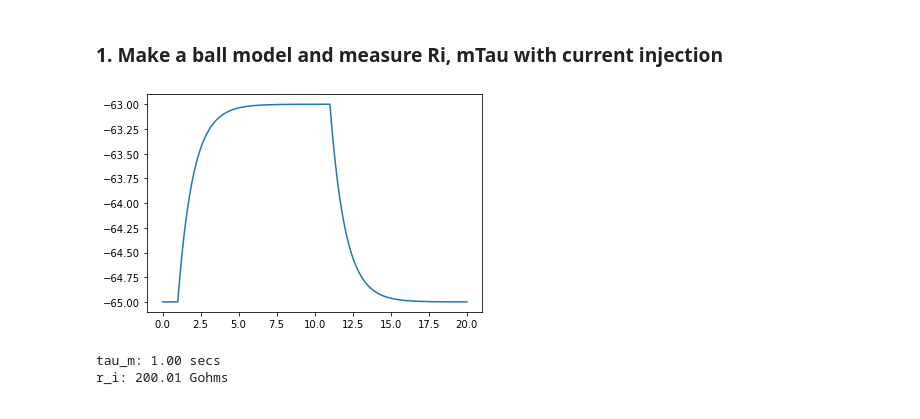
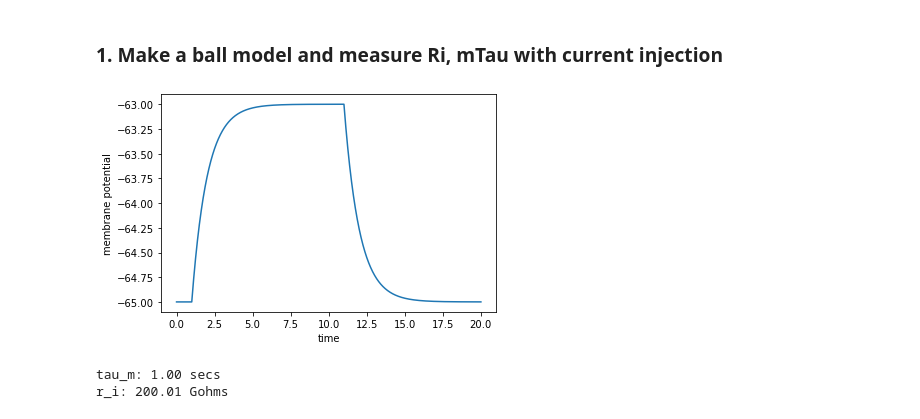
Before and after one commit to alihaydaroglu/swc-neuron-sims, a Jupyter notebook: passive_properties.ipynb, the cells around one changed output. Cells and saved outputs as stored; diff of their text form; code cells hidden in the pictures.

```diff
--- a/passive_properties.ipynb
+++ b/passive_properties.ipynb
@@ -221,9 +221,12 @@ ts = n.array(t)
 # %%
 plt.plot(ts, vs)
 # plt.xlim(0.99,1.01)
+
+plt.xlabel('time')
+plt.ylabel('membrane potential')
 plt.show()
 # %% [output]
-[figure, old version]
+[figure, new version]
 # %%
 analyze_stim(vs, stimulus)
 # %% [output]
```
Also changed, not shown: parts of 9 cells of this notebook, 2 other files.
